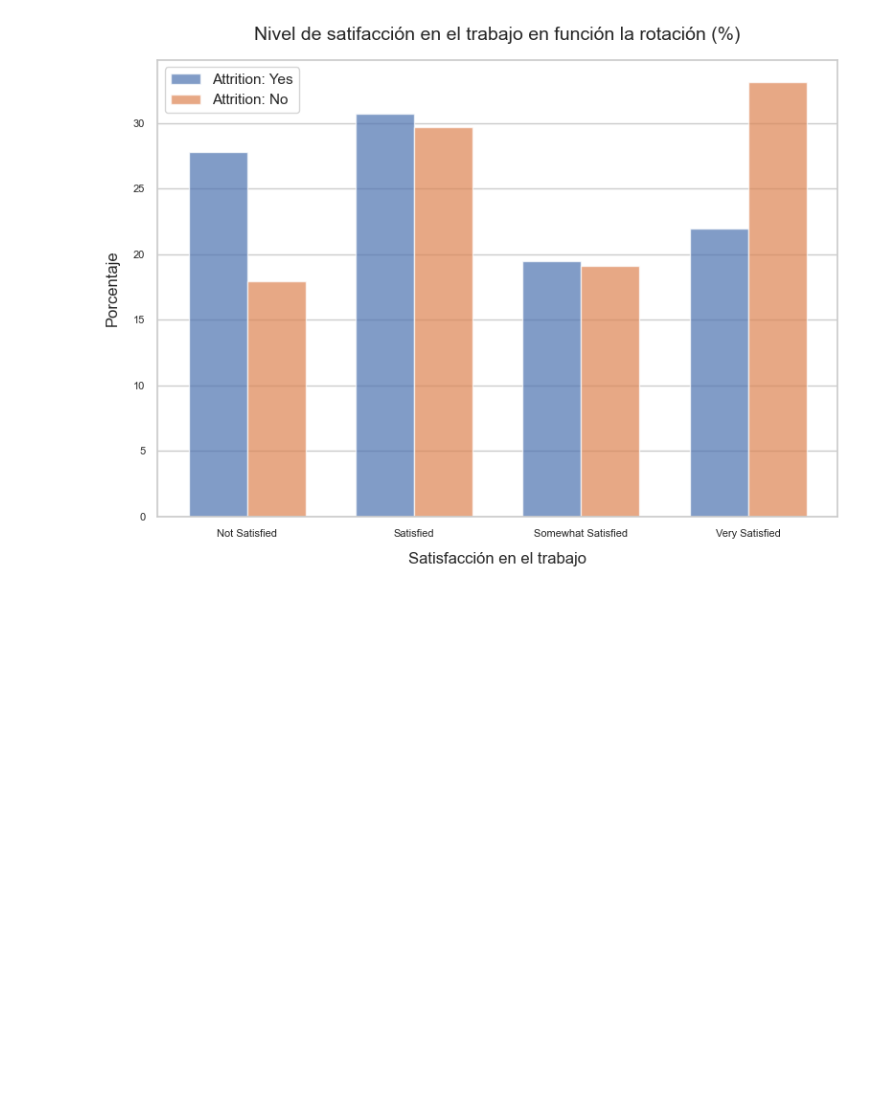
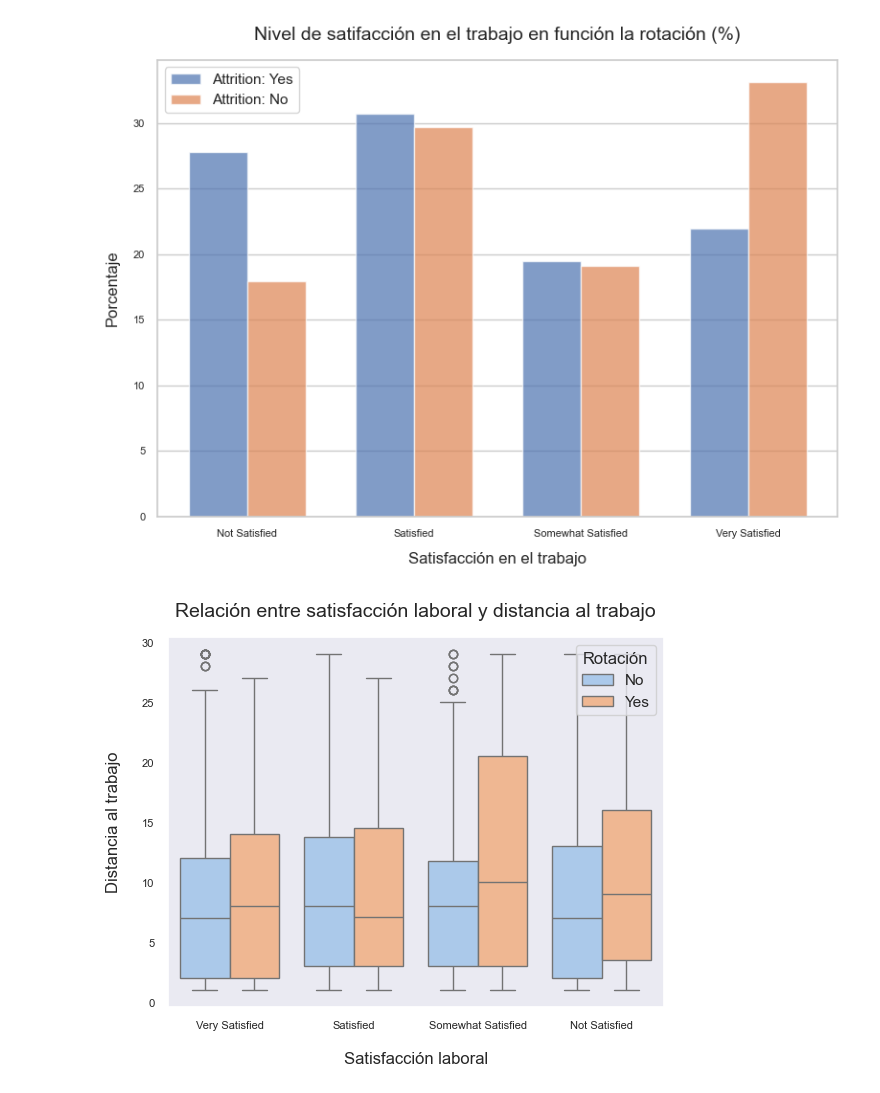
Before and after one commit to Adalab/proyecto-da-promo-F-modulo-3-team-6, a Jupyter notebook: Graphics/graphics.ipynb, the cells around one changed output. Cells and saved outputs as stored; diff of their text form; code cells hidden in the pictures; blank space fills up the shorter version.

```diff
--- a/Graphics/graphics.ipynb
+++ b/Graphics/graphics.ipynb
@@ -441,3 +441,15 @@ plt.show()
 #plt.legend(title='Nuevas Etiquetas', labels=['Etiqueta A', 'Etiqueta B'])
 # %% [output]
 [figure]
+# %%
+orden = ["Very Satisfied", "Satisfied", "Somewhat Satisfied", "Not Satisfied"]
+sns.boxplot(data=df, y = "Distancefromhome", x = "Jobsatisfaction", hue= "Attrition", order= orden, palette="pastel")
+plt.title('Relación entre satisfacción laboral y distancia al trabajo', fontsize=14, pad=15)
+plt.xlabel("Satisfacción laboral", fontsize=12, labelpad=15)
+plt.ylabel("Distancia al trabajo", fontsize=12, labelpad=15)
+plt.xticks(fontsize=8)
+plt.yticks(fontsize=8)
+# Personalizar la leyenda
+plt.legend(title='Rotación', loc='upper right');
+# %% [output]
+[figure, added]
```
